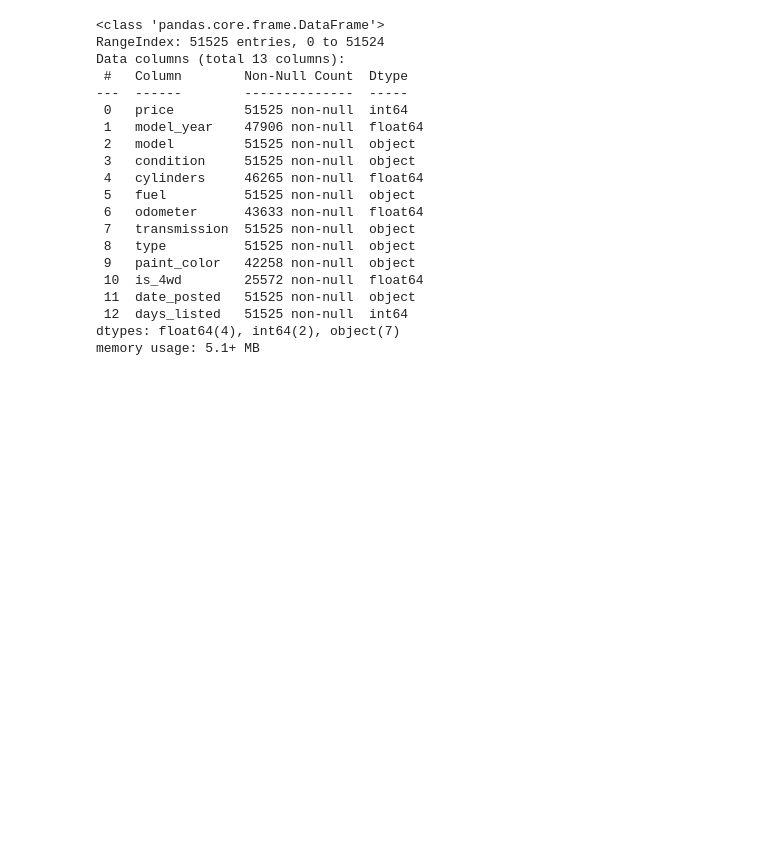
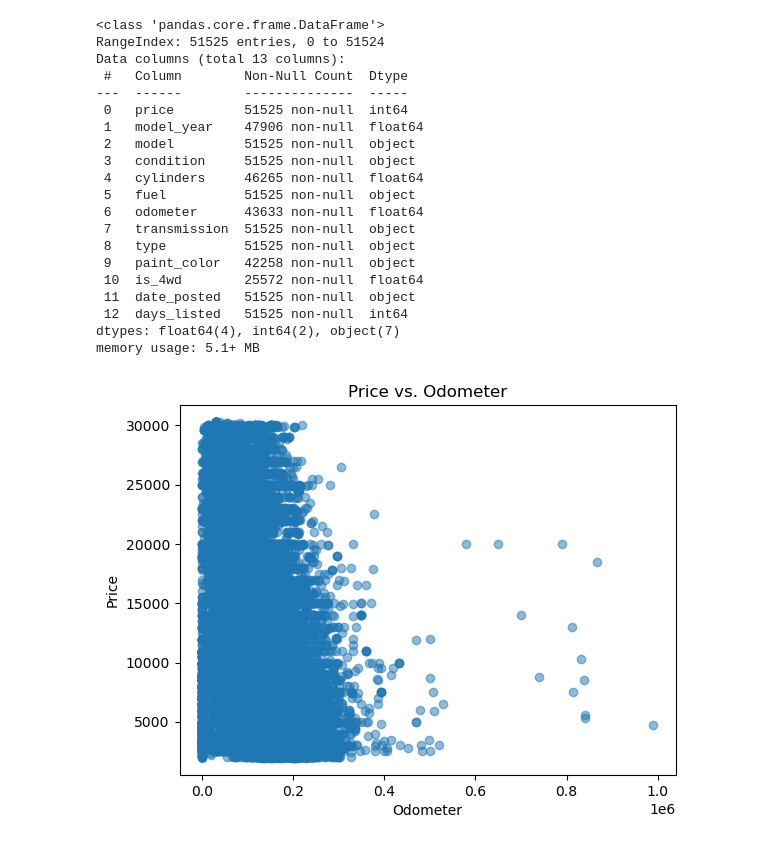
Before and after one commit to stefanodasilva/Project-Soft-Development, a Jupyter notebook: Notebooks/EDA.ipynb, the cells around one changed output. Drawn from its saved outputs; the diff is of its cells as text; code cells hidden in the pictures; blank space fills up the shorter version.

```diff
--- a/Notebooks/EDA.ipynb
+++ b/Notebooks/EDA.ipynb
@@ -63,0 +58,18 @@ fig.show()
+# %%
+df['model_year'] = df.groupby('model')['model_year'].transform(lambda x: x.fillna(x.median()))
+
+df['cylinders'] = df.groupby('model')['cylinders'].transform(lambda x: x.fillna(x.median()))
+
+df['odometer'] = df.groupby(['model', 'model_year'])['odometer'].transform(lambda x: x.fillna(x.mean()))
+# %%
+df = df[df['price'].between(df['price'].quantile(0.05), df['price'].quantile(0.95))]
+
+df = df[df['model_year'].between(df['model_year'].quantile(0.05), df['model_year'].quantile(0.95))]
+# %%
+plt.scatter(df['odometer'], df['price'], alpha=0.5)
+plt.title('Price vs. Odometer')
+plt.xlabel('Odometer')
+plt.ylabel('Price')
+plt.show()
+# %% [output]
+[figure, added]
```
Also changed, not shown: parts of 7 cells of this notebook, 3 other files.
